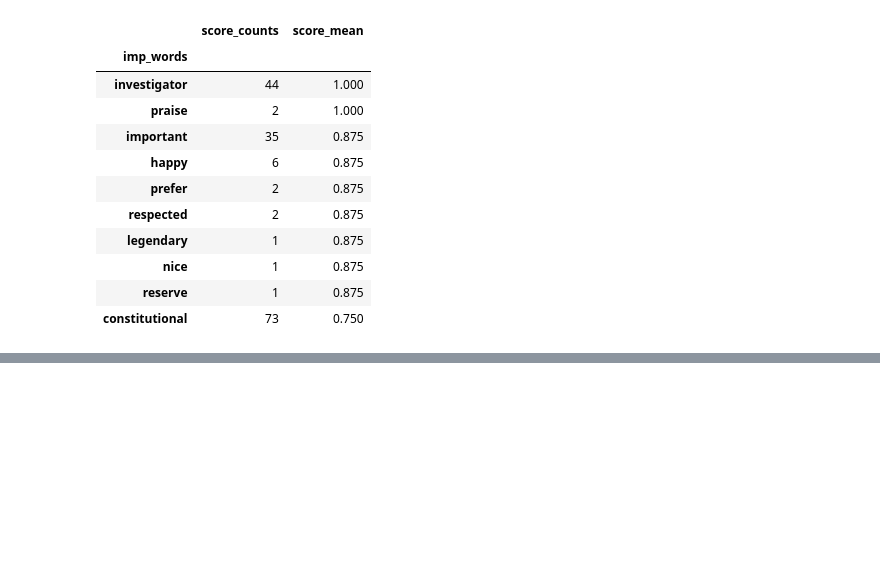
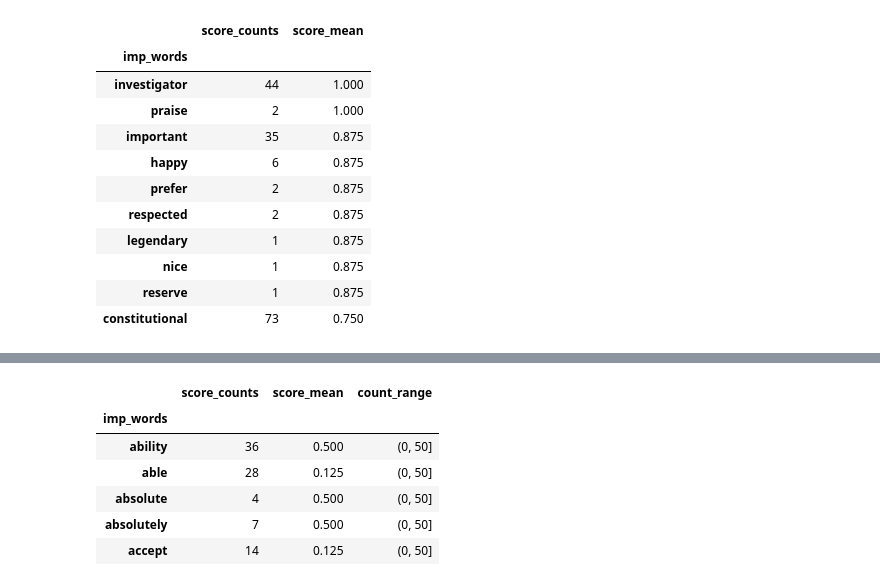
Before and after one commit to Gabya06/mueller, a Jupyter notebook: MuellerReportAnalysis.ipynb, the cells around one changed output, grey strips where cells are left out. Cells and saved outputs as stored; diff of their text form; code cells hidden in the pictures; blank space fills up the shorter version.

```diff
--- a/MuellerReportAnalysis.ipynb
+++ b/MuellerReportAnalysis.ipynb
@@ -395,0 +418,10 @@ is deprecated and will be removed in a future version [ipykernel_launcher.py:2]
+# %%
+word_stats.head()
+# %% [output]
+|  | score_counts | score_mean | count_range |
+| imp_words |  |  |  |
+| ability | 36 | 0.500 | (0, 50] |
+| able | 28 | 0.125 | (0, 50] |
+| absolute | 4 | 0.500 | (0, 50] |
+| absolutely | 7 | 0.500 | (0, 50] |
+| accept | 14 | 0.125 | (0, 50] |
```
Also changed, not shown: parts of 5 cells of this notebook.
